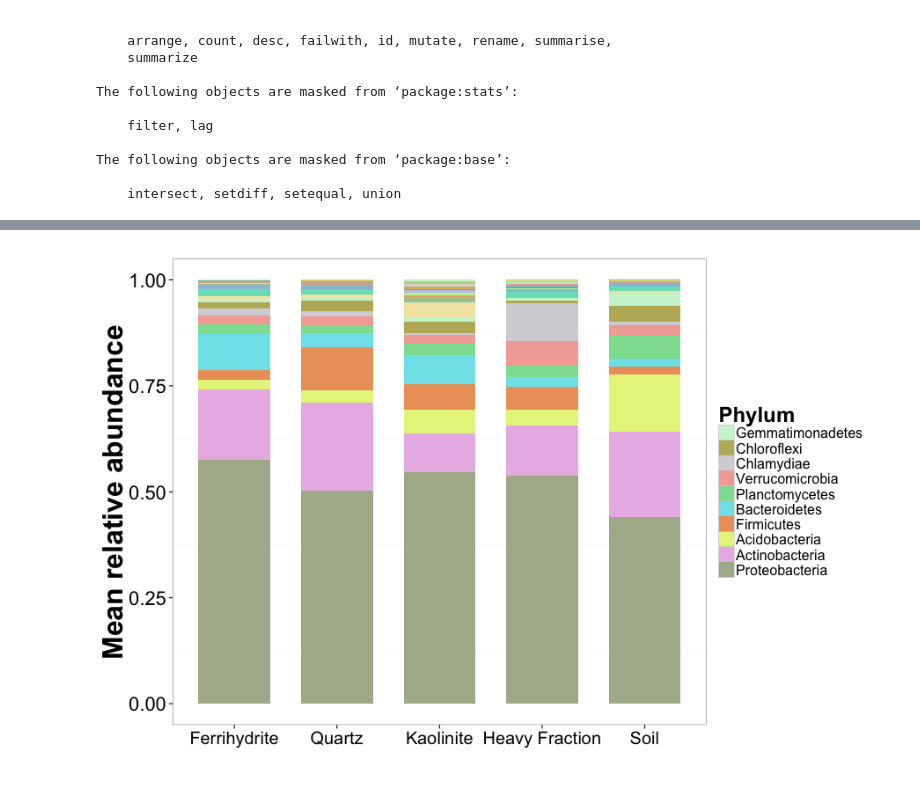
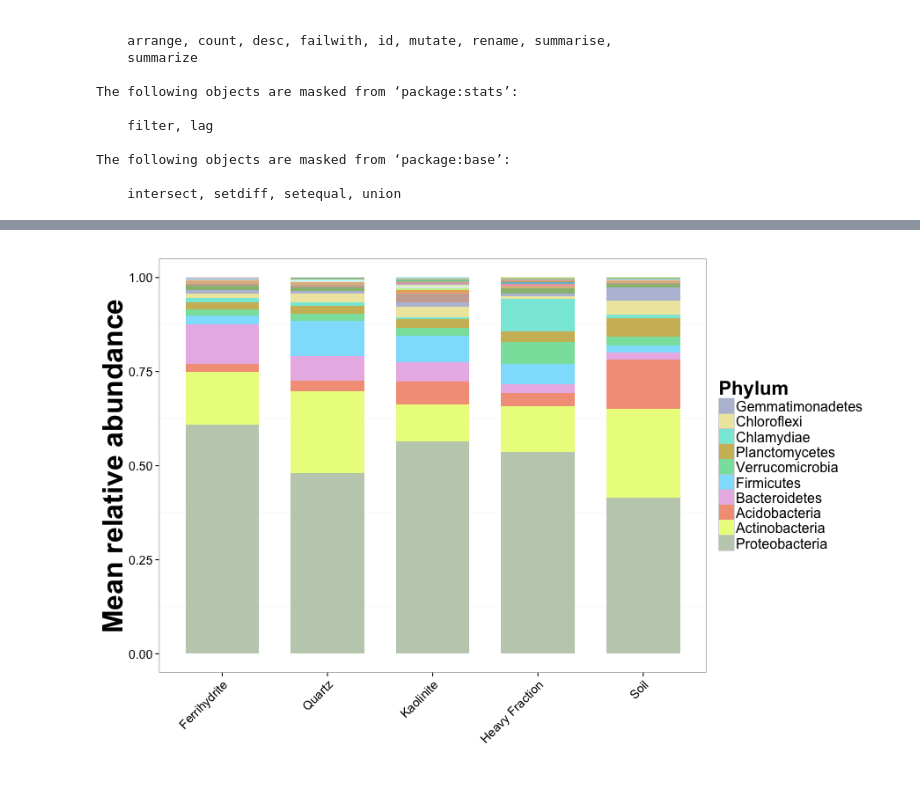
Before and after one commit to TheaWhitman/Mineral16S, a Jupyter notebook: manuscript_figures/Stacked_Bar.ipynb, the cells around one changed output, grey strips where cells are left out. Cells and saved outputs as stored; diff of their text form; code cells hidden in the pictures.

```diff
--- a/manuscript_figures/Stacked_Bar.ipynb
+++ b/manuscript_figures/Stacked_Bar.ipynb
@@ -24,7 +24,7 @@ The following objects are masked from ‘package:base’:
     intersect, setdiff, setequal, union
 # %%
 %%R
-physeq = import_biom("../../SeqData/otu_table.tax.meta.biom", "../../SeqData/trees/fulltree.tre", parseFunction = parse_taxonomy_greengenes)
+physeq = import_biom("../../SeqData/otu_table.tax.meta.biom", "../../SeqData/fulltree.tre", parseFunction = parse_taxonomy_greengenes)
 
 Merge<-paste(as.character(sample_data(physeq)$Trtmt),as.character(sample_data(physeq)$Month),as.character(sample_data(physeq)$Cosm),sep="_")
 sample_data(physeq)$Merge <- Merge
@@ -66,13 +63,12 @@ d.plot = mdf %>%
     group_by(Sample) %>%
     filter(sum(Abundance)>totabund) %>%
     mutate(Abundance = Abundance / sum(Abundance)) %>%
-    group_by(Sample, Class, Trtmt, Month) %>%
+    group_by(Sample, Class, Trtmt) %>%
     summarize(Abundance = sum(Abundance)) %>%
     filter(Abundance > cutoff) %>%
-    filter(Month == 2.5) %>%
     arrange(Trtmt)
 
-colnames(d.plot) <- c("Sample", "Tax", "Trtmt", "Month", "Abundance")
+colnames(d.plot) <- c("Sample", "Tax", "Trtmt", "Abundance")
 
 mean.Abund = ddply(d.plot, .(Tax), summarize, M = mean(Abundance))
 # Calculate the phyla's mean abundances
@@ -81,7 +77,7 @@ d.plot$Tax = factor(d.plot$Tax, levels=mean.Abund[order(-mean.Abund$M),]$Tax)
 
 d.plot$Trtmt = ordered(d.plot$Trtmt, levels = c("Ferrihydrite", "Quartz", "Kaolinite", "Heavy Fraction", "Soil"))
 
-d.plot<-d.plot[with(d.plot, order(Month, Trtmt, Sample, Tax)),]
+d.plot<-d.plot[with(d.plot, order(Trtmt, Sample, Tax)),]
 # Sort the whole dataframe by this phylum order
 
 scheme <- iwanthue()
@@ -117,7 +109,6 @@ cutoff = 0.00
 totabund = 1500
 
 d.plot = mdf %>%
-    filter(Month==2.5)%>%
     group_by(Sample) %>%
     filter(sum(Abundance) > totabund) %>%
     mutate(Abundance = Abundance / sum(Abundance))
@@ -147,36 +138,36 @@ d.plot<-d.plot[with(d.plot, order( Trtmt, Tax)),]
 
 scheme <- iwanthue()
 colors = scheme$hex(length(unique(d.plot$Tax)), color_space = hcl_presets$pastel)
 
 p = ggplot(d.plot, aes(x = Trtmt, y = Abundance, fill = Tax))
 
 #p = p + facet_grid(. ~Trtmt, scales = "free_x", space = "free")
 
 N=10
 Phyla=factor(d.plot$Tax, d.plot[order(-d.plot$Abundance),]$Tax)[1:N]
 p = p + scale_fill_manual(values = colors, breaks = Phyla)
 
 p = p + geom_bar(stat = "identity", width = 0.70)
 
 p = p + guides(fill = guide_legend(ncol = 1, title = "Phylum", reverse="TRUE"))
 
 #p = p + theme(axis.text.y=theme_text(angle=-90))
 
 p = p + ylab("Mean relative abundance") + xlab("")
 
 p = p + theme_bw()
 
-p = p + theme(axis.text.x = element_text(size = 20),
+p = p + theme(axis.text.x = element_text(size = 14, angle = 45, hjust=1),
+              axis.text.y = element_text(size = 14),
               axis.title.x = element_text(size = 28),
-              axis.text.y = element_text(size=22),
               axis.title.y = element_text(size = 32,vjust=1,face='bold'),
-              legend.title = element_text(size=24),
+              legend.title = element_text(size=22),
               legend.text = element_text(size = 16))
 
 p = p + theme(legend.position="right", panel.grid.major= element_blank())
 
 p
 # %% [output]
-[figure, old version]
+[figure, new version]
 # %%
 %%R
```
Also changed, not shown: parts of 3 cells of this notebook, 19 other files.
